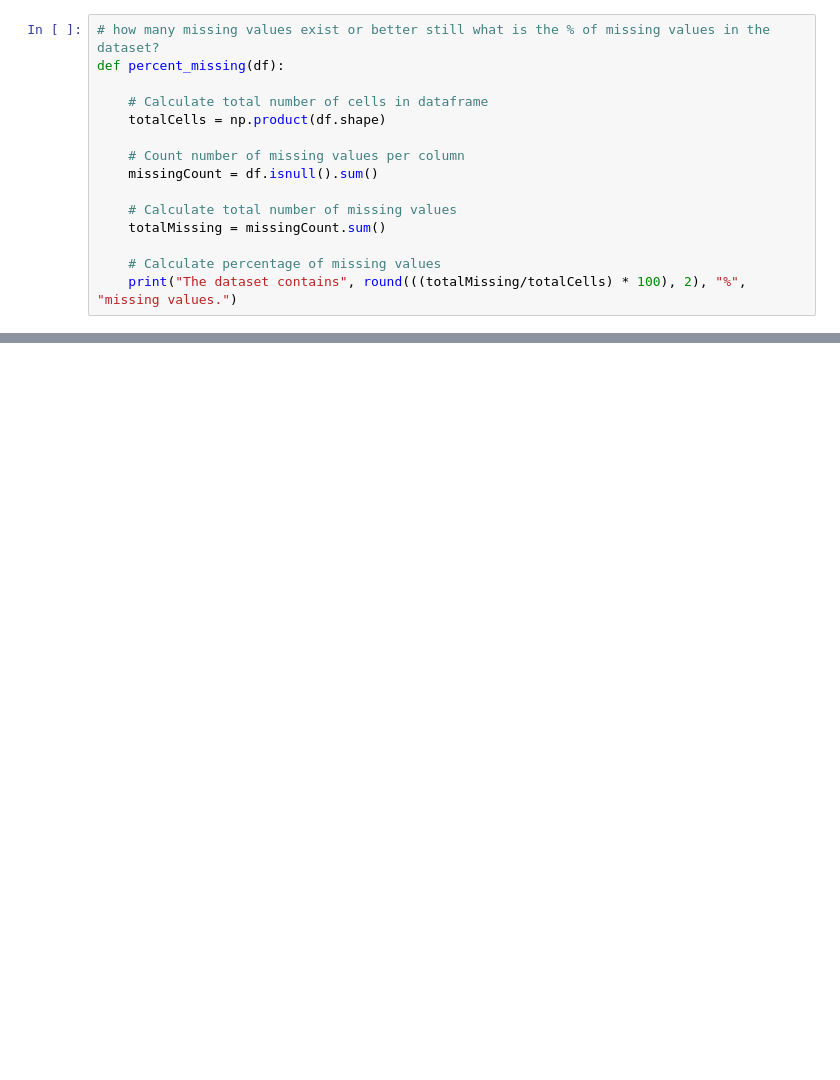
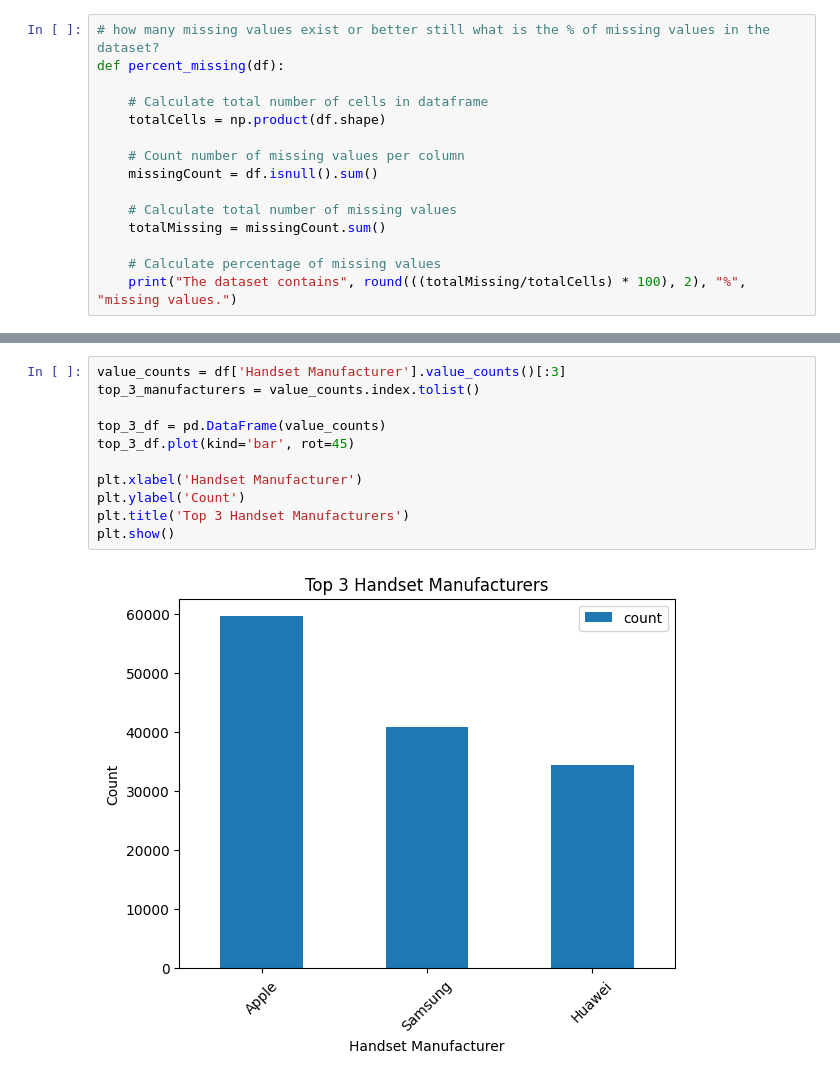
Before and after one commit to abrishdew/User-Analytics-in-the-Telecommunication-Industry, a Jupyter notebook: Home.ipynb, the cells around one changed output, grey strips where cells are left out. Saved outputs shown, nothing was run; the diff lists cells and outputs as text; blank space fills up the shorter version.

```diff
--- a/Home.ipynb
+++ b/Home.ipynb
@@ -187,2 +269,15 @@ dtype: int64
+# %%
+value_counts = df['Handset Manufacturer'].value_counts()[:3]
+top_3_manufacturers = value_counts.index.tolist()
+
+top_3_df = pd.DataFrame(value_counts)
+top_3_df.plot(kind='bar', rot=45)
+
+plt.xlabel('Handset Manufacturer')
+plt.ylabel('Count')
+plt.title('Top 3 Handset Manufacturers')
+plt.show()
+# %% [output]
+[figure, added]
 # %%
 # %% [output]
```
Also changed, not shown: parts of 24 cells of this notebook.
